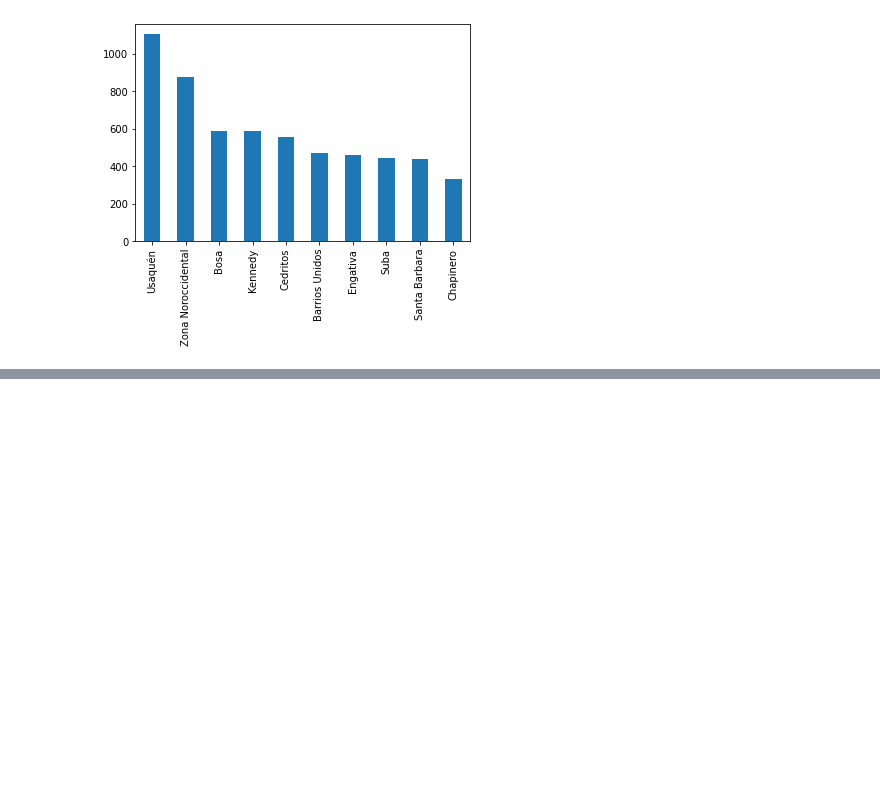
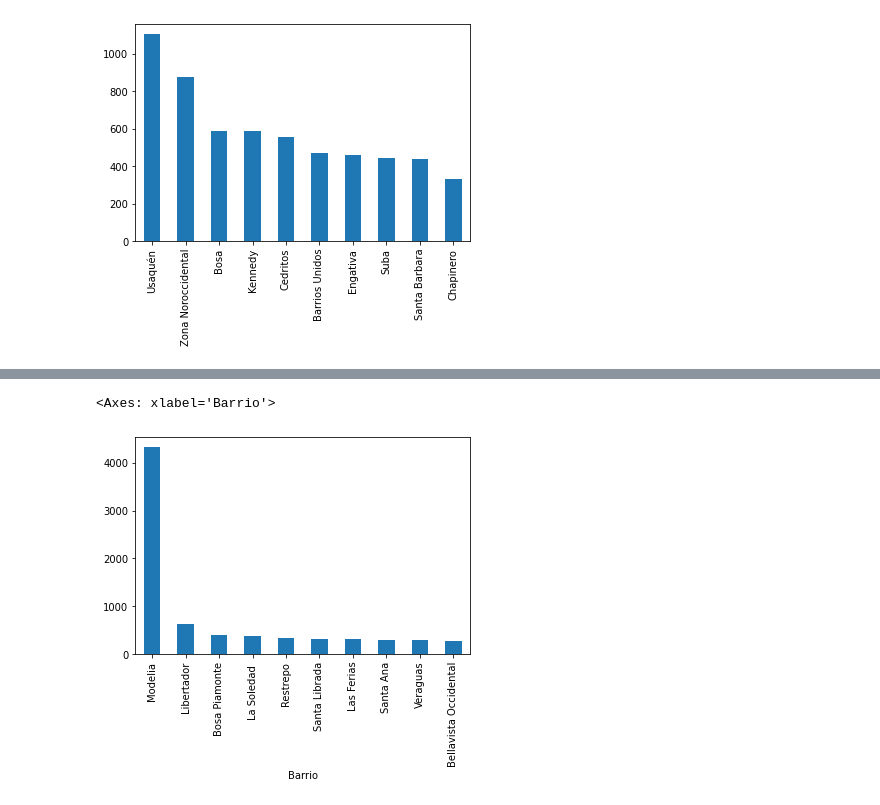
Before and after one commit to faberleondev/aula1_alura_colab, a Jupyter notebook: Aula1datos.ipynb, the cells around one changed output, grey strips where cells are left out. Cells and saved outputs as stored; diff of their text form; code cells hidden in the pictures; blank space fills up the shorter version.

```diff
--- a/Aula1datos.ipynb
+++ b/Aula1datos.ipynb
@@ -229,0 +231,6 @@ plt.show()
+# %%
+# Grafico Desafio 1
+inmuebles.groupby(['Barrio'])['Area'].mean().nlargest(10).plot.bar()
+# %% [output]
+<Axes: xlabel='Barrio'>
+[figure, added]
```
Also changed, not shown: parts of 4 cells of this notebook.
